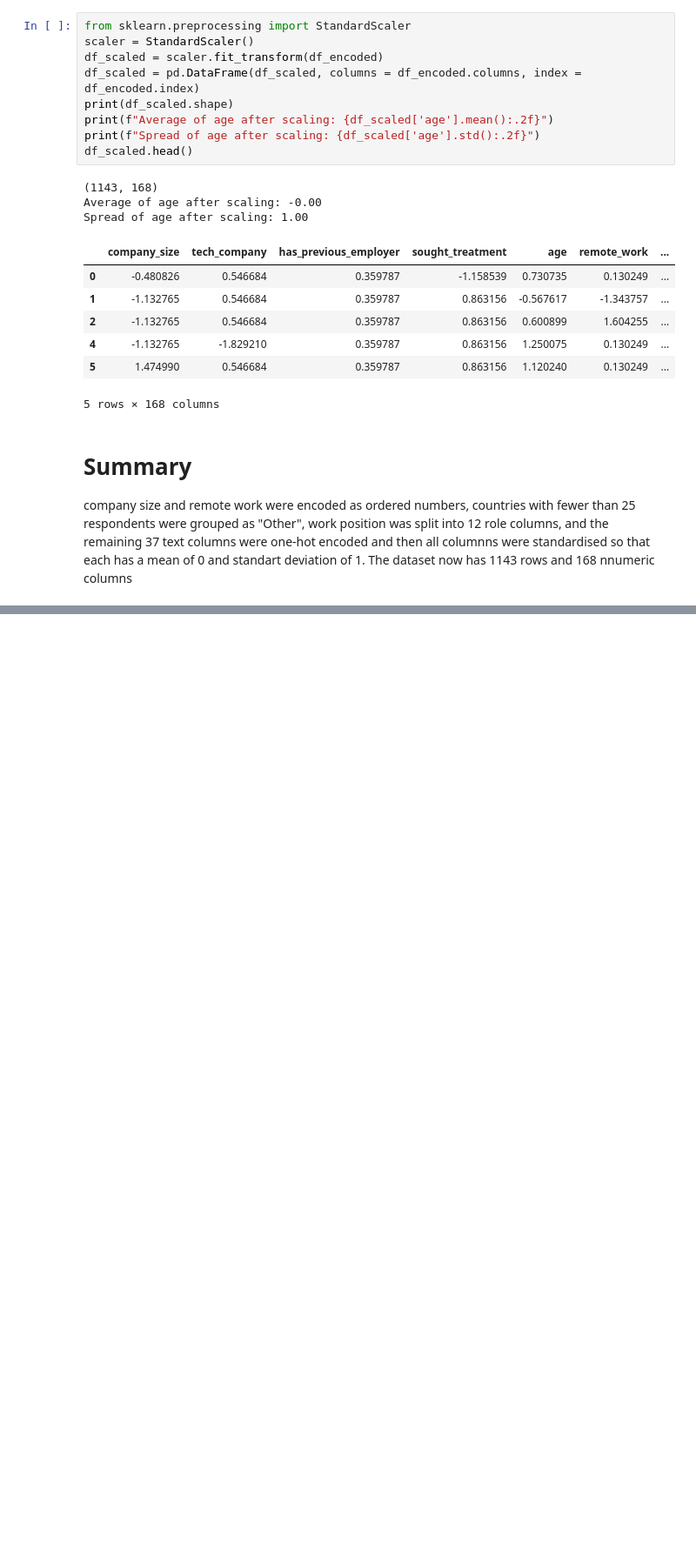
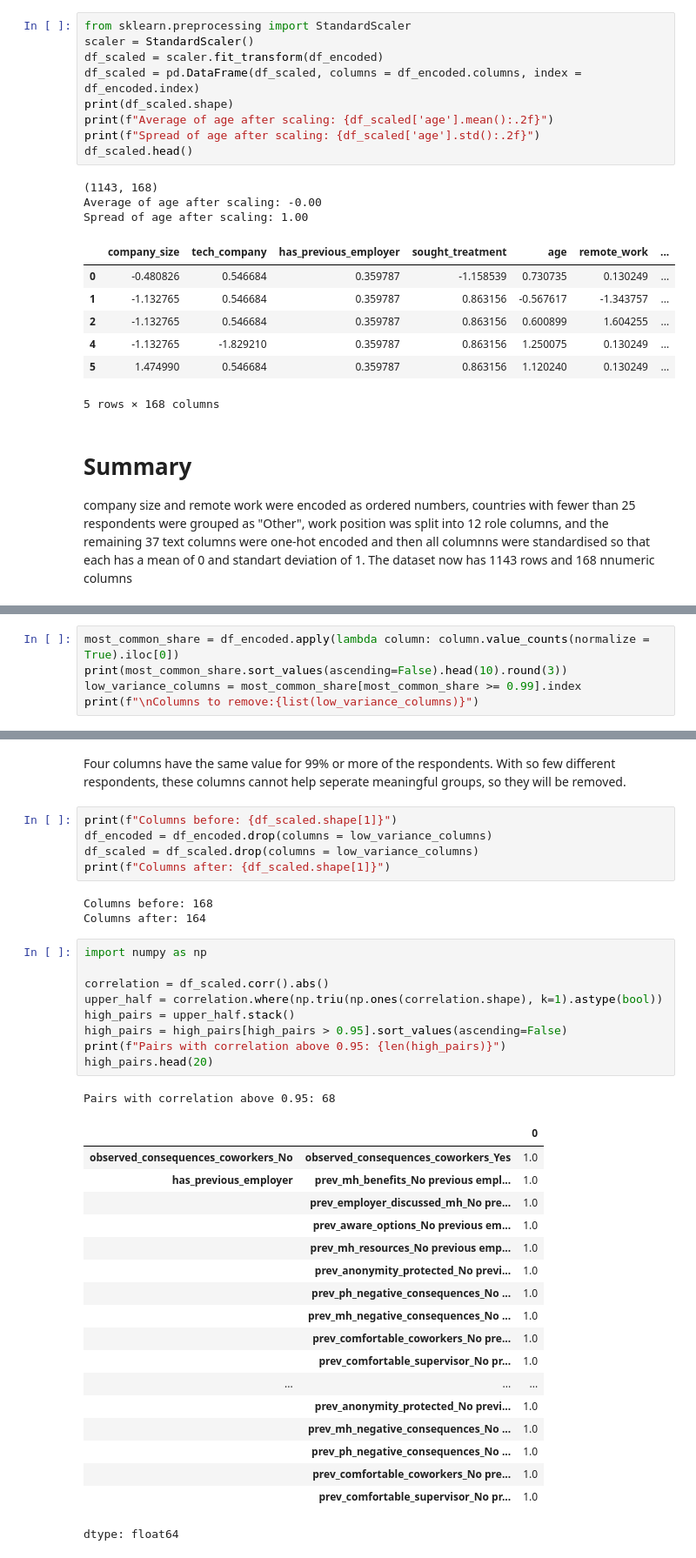
Before and after one commit to faisalhamza909-blip/mental-health-clustering-case-study-, a Jupyter notebook: mental_health_case_study.ipynb, the cells around one changed output, grey strips where cells are left out. Shown at 87% size. Saved outputs shown, nothing was run; the diff lists cells and outputs as text; blank space fills up the shorter version.

```diff
--- a/mental_health_case_study.ipynb
+++ b/mental_health_case_study.ipynb
@@ -580,0 +585,5 @@ company size and remote work were encoded as ordered numbers, countries with few
+# %%
+most_common_share = df_encoded.apply(lambda column: column.value_counts(normalize = True).iloc[0])
+print(most_common_share.sort_values(ascending=False).head(10).round(3))
+low_variance_columns = most_common_share[most_common_share >= 0.99].index
+print(f"\nColumns to remove:{list(low_variance_columns)}")
@@ -580,0 +604,39 @@ company size and remote work were encoded as ordered numbers, countries with few
+# %% [markdown]
+Four columns have the same value for 99% or more of the respondents. With so few different respondents, these columns cannot help seperate meaningful groups, so they will be removed.
+# %%
+print(f"Columns before: {df_scaled.shape[1]}")
+df_encoded = df_encoded.drop(columns = low_variance_columns)
+df_scaled = df_scaled.drop(columns = low_variance_columns)
+print(f"Columns after: {df_scaled.shape[1]}")
+# %% [output]
+Columns before: 168
+Columns after: 164
+# %%
+import numpy as np
+
+correlation = df_scaled.corr().abs()
+upper_half = correlation.where(np.triu(np.ones(correlation.shape), k=1).astype(bool))
+high_pairs = upper_half.stack()
+high_pairs = high_pairs[high_pairs > 0.95].sort_values(ascending=False)
+print(f"Pairs with correlation above 0.95: {len(high_pairs)}")
+high_pairs.head(20)
+# %% [output]
+Pairs with correlation above 0.95: 68
+|  |  | 0 |
+| observed_consequences_coworkers_No | observed_consequences_coworkers_Yes | 1.0 |
+| has_previous_employer | prev_mh_benefits_No previous empl... | 1.0 |
+|  | prev_employer_discussed_mh_No pre... | 1.0 |
+|  | prev_aware_options_No previous em... | 1.0 |
+|  | prev_mh_resources_No previous emp... | 1.0 |
+|  | prev_anonymity_protected_No previ... | 1.0 |
+|  | prev_ph_negative_consequences_No ... | 1.0 |
+|  | prev_mh_negative_consequences_No ... | 1.0 |
+|  | prev_comfortable_coworkers_No pre... | 1.0 |
+|  | prev_comfortable_supervisor_No pr... | 1.0 |
+| ... | ... | ... |
+|  | prev_anonymity_protected_No previ... | 1.0 |
+|  | prev_mh_negative_consequences_No ... | 1.0 |
+|  | prev_ph_negative_consequences_No ... | 1.0 |
+|  | prev_comfortable_coworkers_No pre... | 1.0 |
+|  | prev_comfortable_supervisor_No pr... | 1.0 |
+dtype: float64
```
Also changed, not shown: parts of 7 cells of this notebook.
